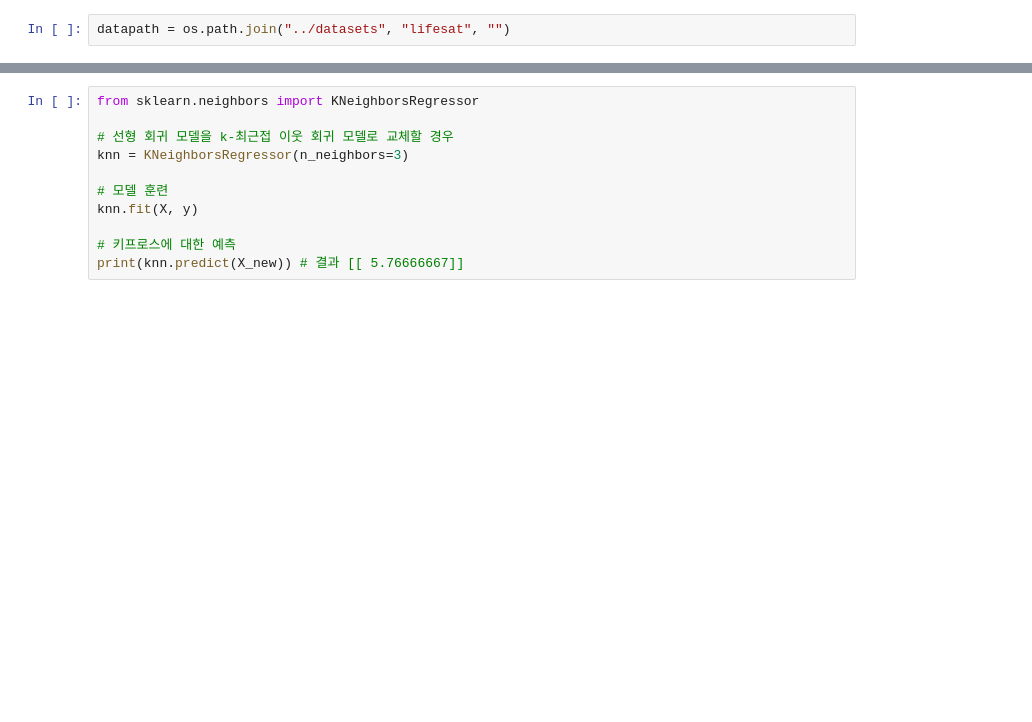
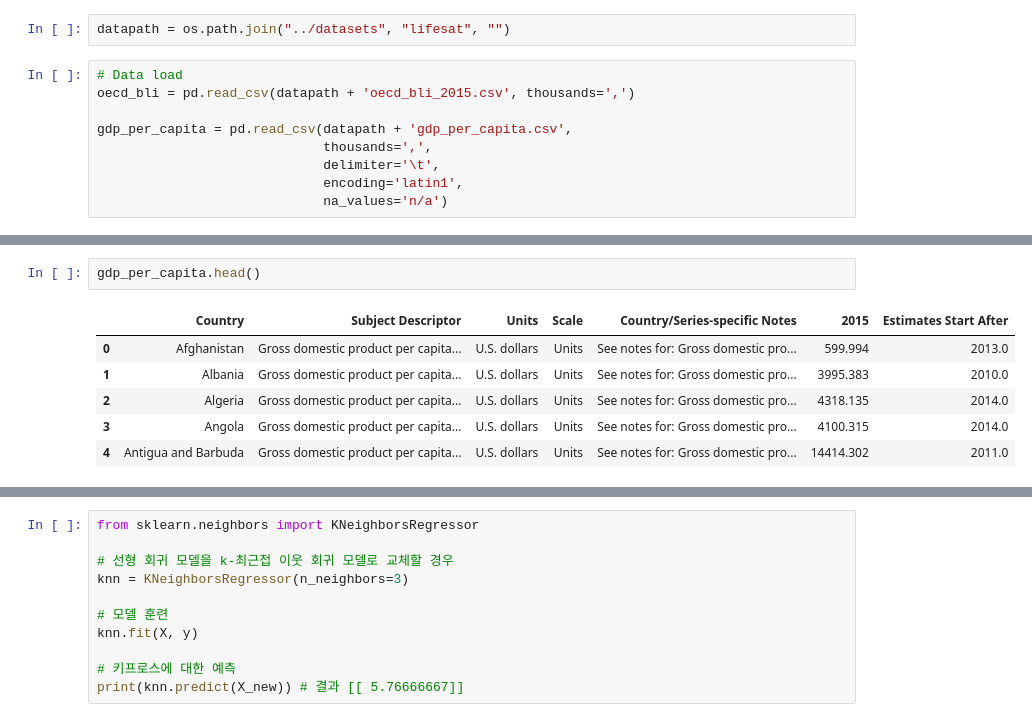
Before and after one commit to High-East/Hands-On-MachineLearning, a Jupyter notebook: Chap01-한눈에 보는 머신러닝/Chap01 - 한눈에 보는 머신러닝.ipynb, the cells around one changed output, grey strips where cells are left out. Saved outputs shown, nothing was run; the diff lists cells and outputs as text; blank space fills up the shorter version.

```diff
--- a/Chap01-한눈에 보는 머신러닝/Chap01 - 한눈에 보는 머신러닝.ipynb
+++ b/Chap01-한눈에 보는 머신러닝/Chap01 - 한눈에 보는 머신러닝.ipynb
@@ -67,3 +182,12 @@ def prepare_country_stats(oecd_bli, gdp_per_capita):
     return full_country_stats[["GDP per capita", 'Life satisfaction']].iloc[keep_indices]
 # %%
 datapath = os.path.join("../datasets", "lifesat", "")
+# %%
+# Data load
+oecd_bli = pd.read_csv(datapath + 'oecd_bli_2015.csv', thousands=',')
+
+gdp_per_capita = pd.read_csv(datapath + 'gdp_per_capita.csv',
+                             thousands=',',
+                             delimiter='\t',
+                             encoding='latin1',
+                             na_values='n/a')
@@ -69,0 +203,9 @@ datapath = os.path.join("../datasets", "lifesat", "")
+# %%
+gdp_per_capita.head()
+# %% [output]
+|  | Country | Subject Descriptor | Units | Scale | Country/Series-specific Notes | 2015 | Estimates Start After |
+| 0 | Afghanistan | Gross domestic product per capita... | U.S. dollars | Units | See notes for: Gross domestic pro... | 599.994 | 2013.0 |
+| 1 | Albania | Gross domestic product per capita... | U.S. dollars | Units | See notes for: Gross domestic pro... | 3995.383 | 2010.0 |
+| 2 | Algeria | Gross domestic product per capita... | U.S. dollars | Units | See notes for: Gross domestic pro... | 4318.135 | 2014.0 |
+| 3 | Angola | Gross domestic product per capita... | U.S. dollars | Units | See notes for: Gross domestic pro... | 4100.315 | 2014.0 |
+| 4 | Antigua and Barbuda | Gross domestic product per capita... | U.S. dollars | Units | See notes for: Gross domestic pro... | 14414.302 | 2011.0 |
```
Also changed, not shown: parts of 37 cells of this notebook, 4 other files.
